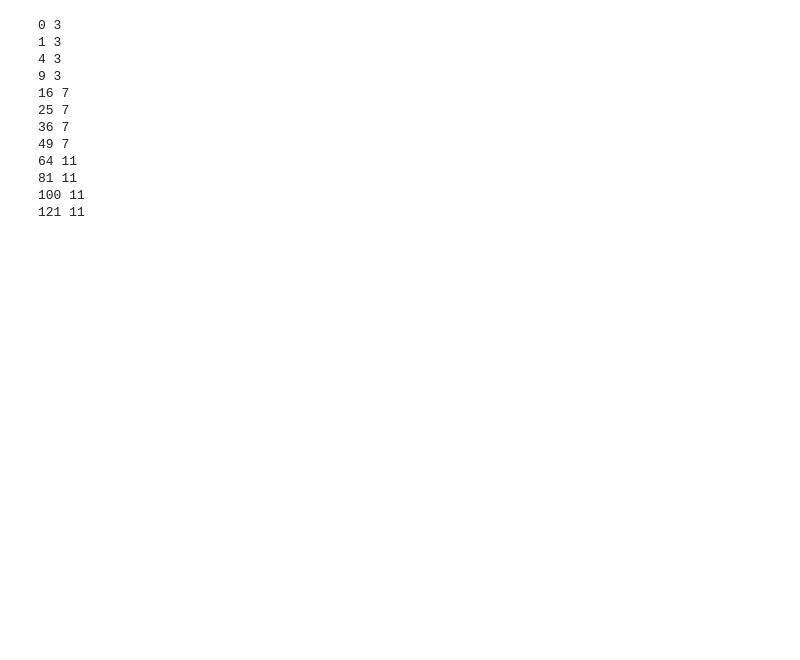
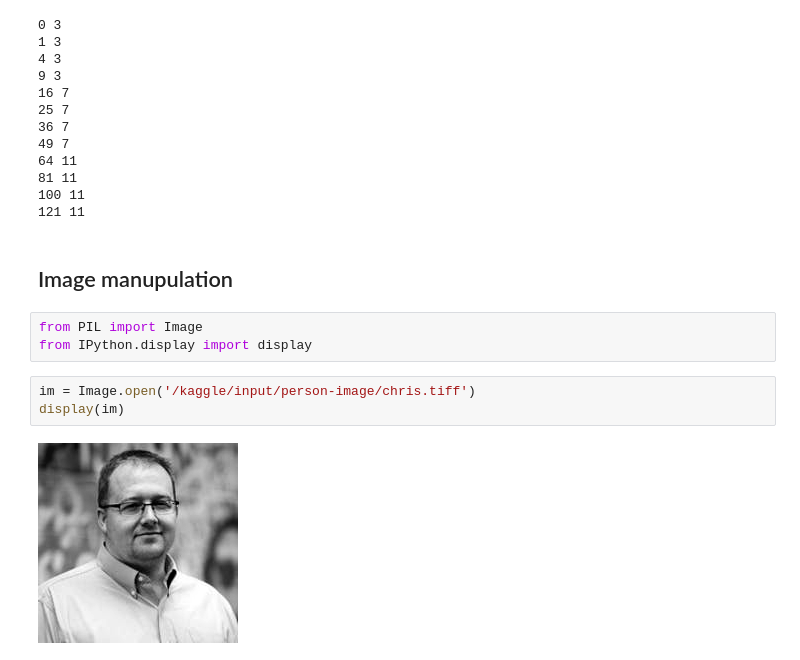
Before and after one commit to mahinuralam/Numpy, a Jupyter notebook: numpy.ipynb, the cells around one changed output. Cells and saved outputs as stored; diff of their text form; blank space fills up the shorter version.

Commit message:
Kaggle Notebook | Numpy | Version 3

```diff
--- a/numpy.ipynb
+++ b/numpy.ipynb
@@ -389,3 +389,13 @@ for x,y in np.nditer([a,b]):
 81 11
 100 11
 121 11
+# %% [markdown]
+## Image manupulation
+# %%
+from PIL import Image
+from IPython.display import display
+# %%
+im = Image.open('/kaggle/input/person-image/chris.tiff')
+display(im)
+# %% [output]
+[figure, added]
```
Also changed, not shown: parts of 18 cells of this notebook.
